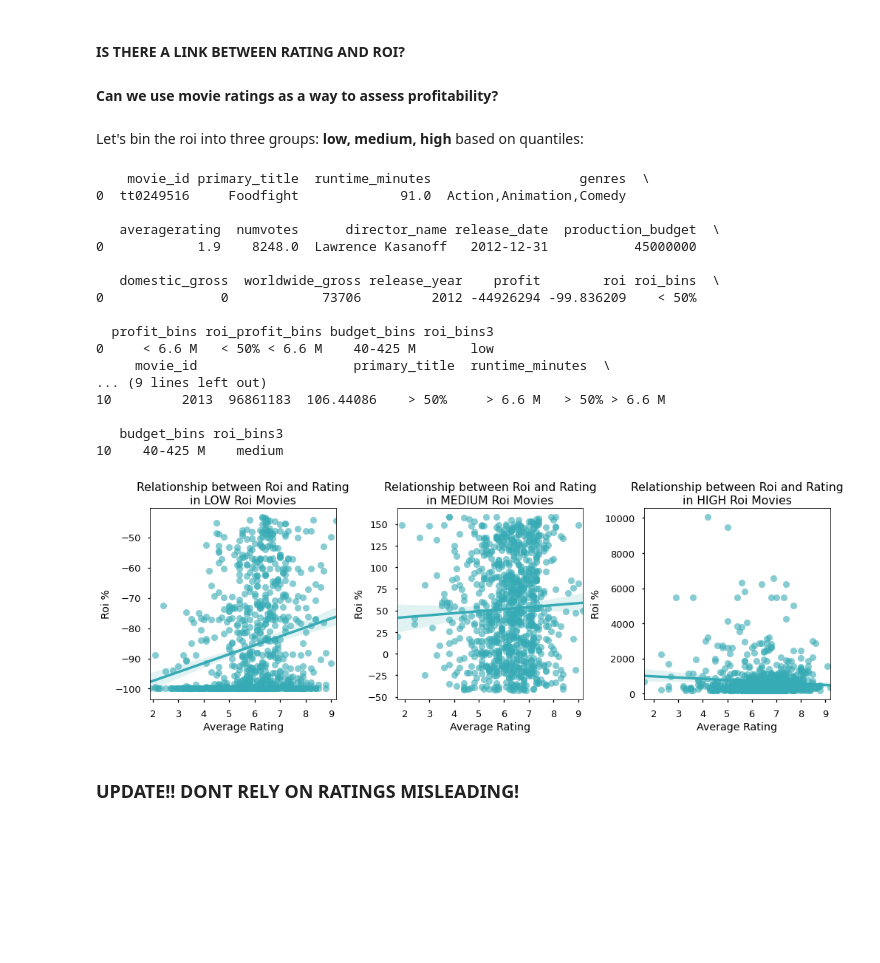
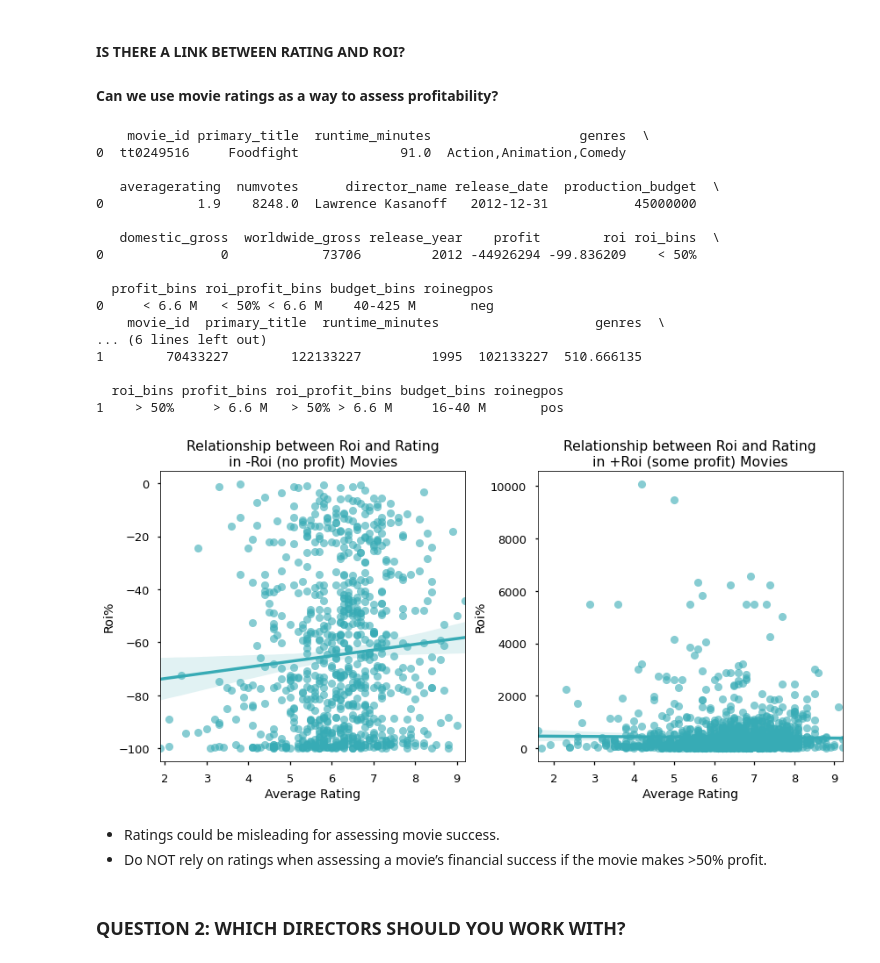
Before and after one commit to erdemiraysu/Exploratory-Movie-Analyses, a Jupyter notebook: student.ipynb, the cells around one changed output. Saved outputs shown, nothing was run; the diff lists cells and outputs as text; code cells hidden in the pictures; blank space fills up the shorter version.

```diff
--- a/student.ipynb
+++ b/student.ipynb
@@ -1156,0 +1295,13 @@ print(dfbudgets_tables[3].head(2))
+# %%
+df_original = df_genre
+q= ['0-4.5 M','4.5-16 M','16-40 M','40-425 M']
+var = 'roi'
+dfbudgets_tables_roi = slicing(df_original, q, var)
+
+df_original = df_genre
+q= ['0-4.5 M','4.5-16 M','16-40 M','40-425 M']
+var = 'profit'
+dfbudgets_tables_profit = slicing(df_original, q, var)
+
+print(dfbudgets_tables_roi[0].head(2))
+print(dfbudgets_tables_profit[3].head(2))
@@ -1219,18 +1458,15 @@ From https://en.wikipedia.org/wiki/The_Gallows
 #### Can we use movie ratings as a way to assess profitability?
 # %%
 df_rating_roi = master_clean_distinct.copy()
-# %% [markdown]
-Let's bin the roi into three groups: **low, medium, high** based on quantiles:
-# %%
-df_rating_roi['roi_bins3'] = pd.qcut(df_rating_roi['roi'], q=3,\
-                                     labels=['low', 'medium', 'high'])
+# %%
+df_rating_roi['roinegpos'] = pd.cut(df_rating_roi['roi'], bins = [-100, 0, 20000], labels=['neg', 'pos'])
 # %%
 # Create dataframes for each bin:
 dfroibins = []
 df_original = df_rating_roi
-q= ['low', 'medium',  'high']
+q= ['neg',  'pos']
 for i in range(0,len(q)):
-    dfnew = df_original[df_original['roi_bins3'] == q[i]]
+    dfnew = df_original[df_original['roinegpos'] == q[i]]
     dfroibins.append(dfnew)
 print(dfroibins[0].head(1))
 print(dfroibins[1].head(1))
@@ -1244,41 +1480,40 @@ print(dfroibins[1].head(1))
    domestic_gross  worldwide_gross release_year    profit        roi roi_bins  \
 0               0            73706         2012 -44926294 -99.836209    < 50%
 
-  profit_bins roi_profit_bins budget_bins roi_bins3
-0     < 6.6 M   < 50% < 6.6 M    40-425 M       low
-     movie_id                    primary_title  runtime_minutes  \
-... (9 lines left out)
-10         2013  96861183  106.44086    > 50%     > 6.6 M   > 50% > 6.6 M
+  profit_bins roi_profit_bins budget_bins roinegpos
+0     < 6.6 M   < 50% < 6.6 M    40-425 M       neg
+    movie_id  primary_title  runtime_minutes                    genres  \
+... (6 lines left out)
+1        70433227        122133227         1995  102133227  510.666135
 
-   budget_bins roi_bins3
-10    40-425 M    medium
+  roi_bins profit_bins roi_profit_bins budget_bins roinegpos
+1    > 50%     > 6.6 M   > 50% > 6.6 M     16-40 M       pos
 # %%
-dfroibins[2] = dfroibins[2][dfroibins[2]['roi']<20000]
-# removing 3 outliers from the high roi graph for visualization purposes.
+dfroibins[1] = dfroibins[1][dfroibins[1]['roi']<20000]
+# removing 4 outliers from the high roi graph for visualization purposes.
 
 with plt.style.context('seaborn-talk'):
-    fig, (ax1, ax2, ax3) = plt.subplots(ncols=3, nrows=1, figsize=(14, 5))
+    fig, (ax1, ax2) = plt.subplots(ncols=2,  figsize=(12, 6))
 
     base_color = sns.color_palette("husl", 9)[5]
     sns.regplot(data=dfroibins[0], x='averagerating', y='roi', ax=ax1, scatter_kws={'alpha':0.6}, color = base_color)
     sns.regplot(data=dfroibins[1], x='averagerating', y='roi', ax=ax2, scatter_kws={'alpha':0.6}, color = base_color)
-    sns.regplot(data=dfroibins[2], x='averagerating', y='roi', ax=ax3, scatter_kws={'alpha':0.6}, color = base_color)
 
-    ax1.set_title('Relationship between Roi and Rating\nin LOW Roi Movies')
-    ax2.set_title('Relationship between Roi and Rating\nin MEDIUM Roi Movies')
-    ax3.set_title('Relationship between Roi and Rating\nin HIGH Roi Movies')
+    ax1.set_title('Relationship between Roi and Rating\nin -Roi (no profit) Movies')
+    ax2.set_title('Relationship between Roi and Rating\nin +Roi (some profit) Movies')
 
     ax1.set_xlabel("Average Rating")
     ax2.set_xlabel("Average Rating")
-    ax3.set_xlabel("Average Rating")
 
     ax1.set_ylabel("Roi%")
     ax2.set_ylabel("Roi%")
-    ax3.set_ylabel("Roi%")
 
     fig.tight_layout();
-    fig.savefig('./images/Visual1_RoiMeanMedianPropCount.jpeg', dpi=300);
+    fig.savefig('./images/Scatterplot_RatingPerRoi.png', dpi=300);
 # %% [output]
-[figure, old version]
+[figure, new version]
-# %% [markdown]
-### UPDATE!! DONT RELY ON RATINGS MISLEADING!
+# %% [markdown]
+- Ratings could be misleading for assessing movie success.
+- Do NOT rely on ratings when assessing a movie’s financial success if the movie makes >50% profit.
+# %% [markdown]
+### QUESTION 2: WHICH DIRECTORS SHOULD YOU WORK WITH?
```
Also changed, not shown: parts of 111 cells of this notebook.
